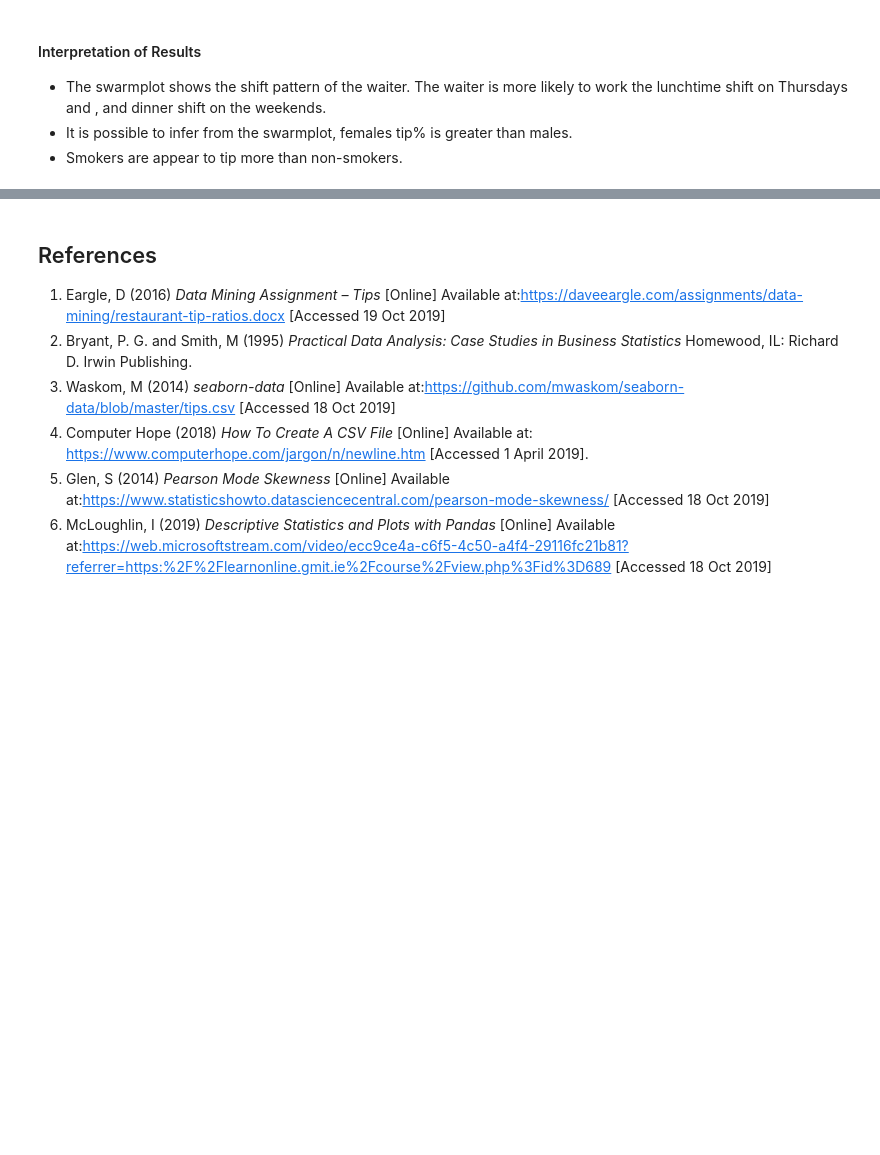
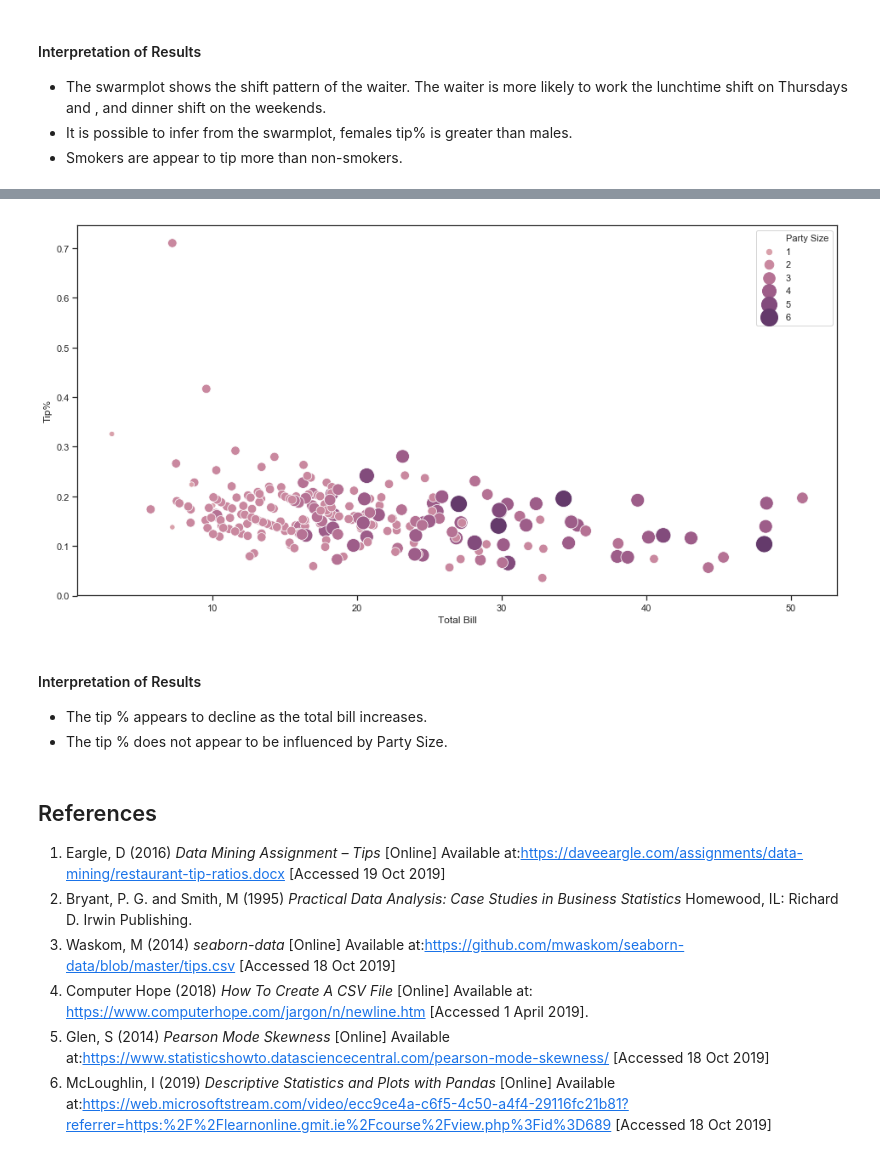
Before and after one commit to pcaulfie/fundamentals-project, a Jupyter notebook: Fundamentals of Data Analysis.ipynb, the cells around one changed output, grey strips where cells are left out. Drawn from its saved outputs; the diff is of its cells as text; code cells hidden in the pictures; blank space fills up the shorter version.

Commit message:
changed the size of the points in the scatter plot

```diff
--- a/Fundamentals of Data Analysis.ipynb
+++ b/Fundamentals of Data Analysis.ipynb
@@ -357,12 +357,13 @@ sns.catplot(x='Gender', y='Tip%', hue='Smoker', kind="swarm", data=df);
 * Smokers are appear to tip more than non-smokers.
 # %%
 # Test if there is an association between the total bill and tip%. Does bill size impact tip ratio? Do bigger groups tip with better ratios?
-
-# Change the minimum and maximum point size and show all sizes in legend:
-plt.gcf().set_size_inches(11.7, 8.27)
-# Change the minimum and maximum point size and show all sizes in legend:
-cmap = sns.cubehelix_palette(dark=.3, light=.7, as_cmap=True) # adapted from https://seaborn.pydata.org/generated/seaborn.scatterplot.html
+# adapted from https://seaborn.pydata.org/generated/seaborn.scatterplot.html
+# Resize the figure - taken from https://stackoverflow.com/a/53725768
+plt.gcf().set_size_inches(16, 8)
+# Use a different continuous color map:
+cmap = sns.cubehelix_palette(dark=.3, light=.7, as_cmap=True)
 # Use scatterplot to plot the relationship between tip % and total bill
 # Use “Party Size” as the color to see the relationship between tip % and gender split by smoker.
-sns.scatterplot(x='Total Bill', y='Tip%', hue='Party Size', size='Party Size', sizes(20, 200), legend="full", data=df);
+# Change the minimum and maximum point size and show all sizes in legend:
+sns.scatterplot(x='Total Bill', y='Tip%', hue='Party Size', size='Party Size', sizes=(40, 400), palette=cmap,legend="full", data=df);
 # %% [output]
@@ -370,3 +370,8 @@ SyntaxError: positional argument follows keyword argument (<ipython-input-93-5b1
+[figure, added]
+# %% [markdown]
+#### Interpretation of Results
+* The tip % appears to decline as the total bill increases.
+* The tip % does not appear to be influenced by Party Size.
 # %% [markdown]
 ## References
    1. Eargle, D (2016) *Data Mining Assignment – Tips* [Online] Available at:https://daveeargle.com/assignments/data-mining/restaurant-tip-ratios.docx [Accessed 19 Oct 2019]
```
Also changed, not shown: parts of 2 cells of this notebook.
